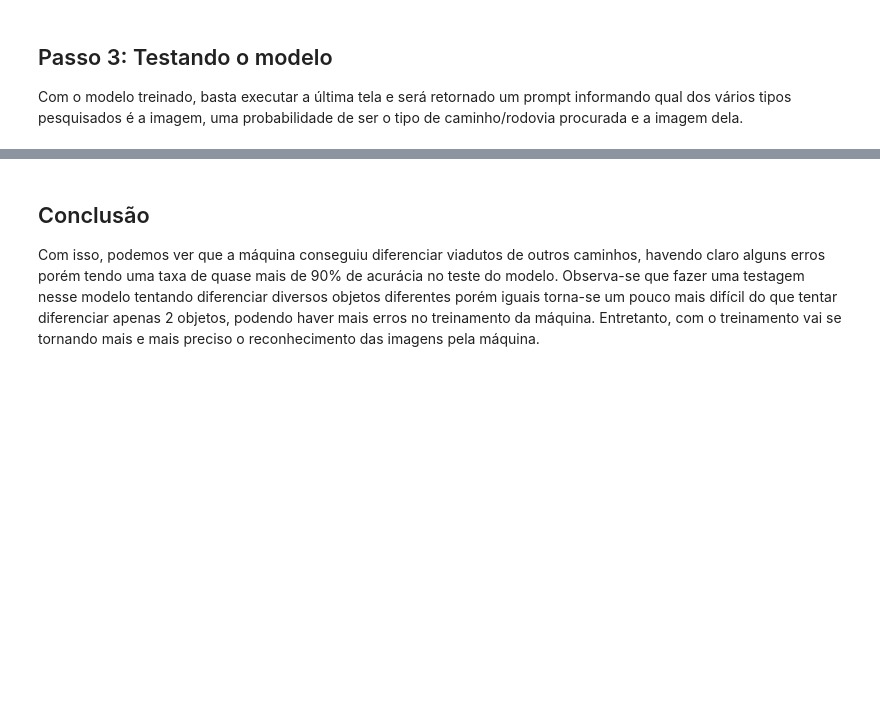
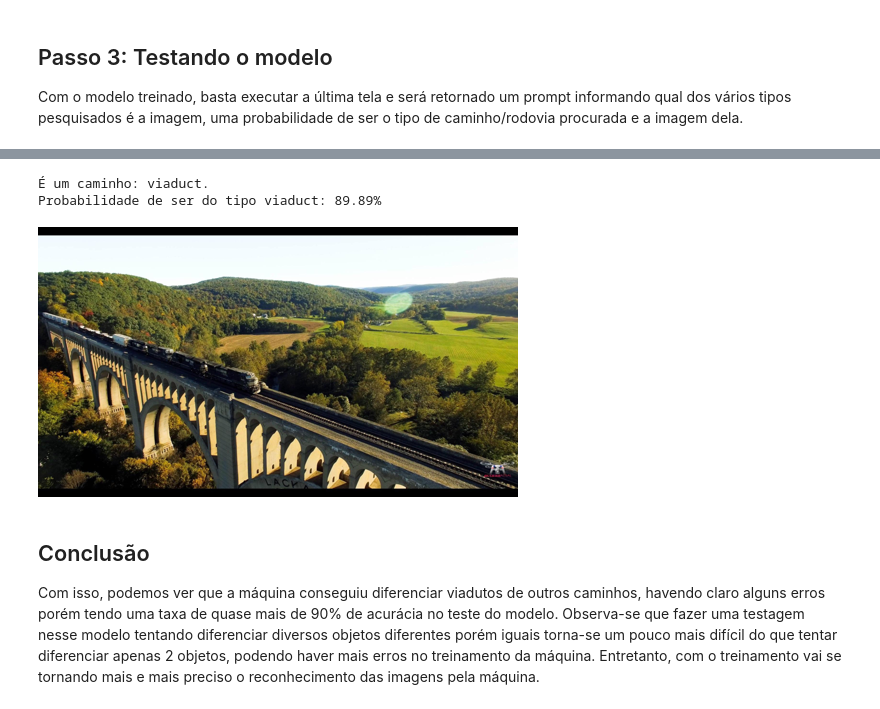
Before and after one commit to fabraz/fastaiOnCampus, a Jupyter notebook: is-it-a-viaduct.ipynb, the cells around one changed output, grey strips where cells are left out. Cells and saved outputs as stored; diff of their text form; code cells hidden in the pictures; blank space fills up the shorter version.

```diff
--- a/is-it-a-viaduct.ipynb
+++ b/is-it-a-viaduct.ipynb
@@ -191,0 +183,6 @@ Probabilidade de ser do tipo viaduct: 99.82%
+# %%
+viaduct_or_bridge,_,probs = learn.predict(PILImage.create('viaduct.jpg'))
+print(f"É um caminho: {viaduct_or_bridge}.")
+print(f"Probabilidade de ser do tipo {viaduct_or_bridge}: {probs.sort()[0][-1]*100:.2f}%")
+Image.open('viaduct.jpg').to_thumb(480,480)
+# %% [output]
@@ -192,3 +190,6 @@ Probabilidade de ser do tipo viaduct: 99.82%
+É um caminho: viaduct.
+Probabilidade de ser do tipo viaduct: 89.89%
+[figure, added]
 # %% [markdown]
 ## Conclusão
 
```
Also changed, not shown: parts of 10 cells of this notebook.
